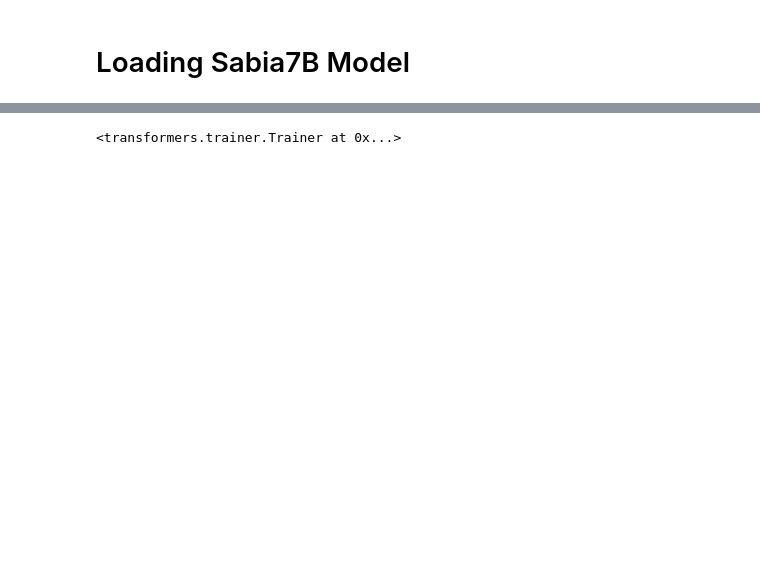
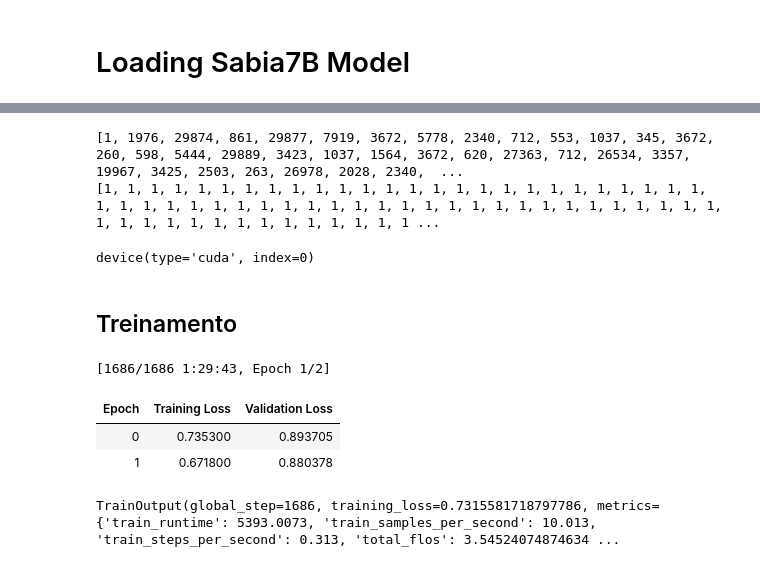
Before and after one commit to jonasgabriel18/sabia-7b-instruct, a Jupyter notebook: src/set_training.ipynb, the cells around one changed output, grey strips where cells are left out. Drawn from its saved outputs; the diff is of its cells as text; code cells hidden in the pictures; blank space fills up the shorter version.

Commit message:
atualizando o set_training

```diff
--- a/src/set_training.ipynb
+++ b/src/set_training.ipynb
@@ -54,15 +145,18 @@ Dataset({
 # %%
-model_name = "maritaca-ai/sabia-7b"
+#model_name = "maritaca-ai/sabia-7b"
+#model_name = f'{path_to_dir}/sabia-7b-instruct-training/checkpoint2/checkpoint-1900'
+model_name = f'{path_to_dir}/model_pretrained'
 device = 'cuda' if torch.cuda.is_available() else 'cpu'
-
+device_map = {"": 0}
 model = LlamaForCausalLM.from_pretrained(
     model_name,
-    device_map=device,
+    device_map=device_map,
     low_cpu_mem_usage=True,
-    torch_dtype=torch.bfloat16   # If your GPU does not support bfloat16, change to torch.float16
+    quantization_config=bnb_config,
+    torch_dtype=torch.bfloat16
 )
 
-# Tá dando erro pq eu acho que não consigo ativar o CUDA localmente (minha GPU é AMD) (Jonas)
+
 model
 # %% [output]
 LlamaForCausalLM(
@@ -103,7 +192,7 @@ percentage of trainable model parameters:
 from peft import LoraConfig, get_peft_model, prepare_model_for_kbit_training
 
 config = LoraConfig(
-    r=64, #Rank
+    r=16, #Rank
     lora_alpha=32,
     target_modules=[
         'q_proj',
@@ -115,11 +204,7 @@ config = LoraConfig(
     lora_dropout=0.05,  # Conventional
     task_type="CAUSAL_LM",
 )
-
 model.gradient_checkpointing_enable()
-
 model = prepare_model_for_kbit_training(model)
 
 peft_model = get_peft_model(model, config)
-
-peft_model
@@ -151,25 +218,27 @@ percentage of trainable model parameters:
 # %%
-output_dir = "./sabia-7b-instruct-training/checkpoint"
-batch_size = 16
+output_dir = f"{path_to_dir}/sabia-7b-instruct-training/checkpoint4"
+logging_dir = f"{path_to_dir}/sabia-7b-instruct-training/logs"
+batch_size = 8
 gradient_accumulation_steps = 4
-epochs = 5
+epochs = 2
 lr = 2e-4
 
 training_args = TrainingArguments(
     output_dir = output_dir,
     warmup_steps = 1,
     warmup_ratio = 0.1,
-    bf16=True,
+    fp16=True,
     per_device_train_batch_size = batch_size,
     per_device_eval_batch_size = batch_size//2,
     gradient_accumulation_steps = gradient_accumulation_steps,
     learning_rate = lr,
     num_train_epochs = epochs,
+    optim = "paged_adamw_8bit",
     lr_scheduler_type = "cosine",
-    logging_steps = 50,
-    logging_dir = "./logs",
+    logging_steps = 100,
+    logging_dir = logging_dir,
     save_strategy = "steps",
-    save_steps = 25,
+    save_steps = 100,
     evaluation_strategy = "epoch",
     do_eval = True,
     gradient_checkpointing = True,
@@ -177,7 +246,22 @@ training_args = TrainingArguments(
     overwrite_output_dir = 'True',
     group_by_length = True,
 )
+
+peft_model.config.use_cache = False
+# %%
+print(eval_dataset[0]['input_ids'])
+print(eval_dataset[0]['attention_mask'])
+# %% [output]
+[1, 1976, 29874, 861, 29877, 7919, 3672, 5778, 2340, 712, 553, 1037, 345, 3672, 260, 598, 5444, 29889, 3423, 1037, 1564, 3672, 620, 27363, 712, 26534, 3357, 19967, 3425, 2503, 263, 26978, 2028, 2340,  ...
+[1, 1, 1, 1, 1, 1, 1, 1, 1, 1, 1, 1, 1, 1, 1, 1, 1, 1, 1, 1, 1, 1, 1, 1, 1, 1, 1, 1, 1, 1, 1, 1, 1, 1, 1, 1, 1, 1, 1, 1, 1, 1, 1, 1, 1, 1, 1, 1, 1, 1, 1, 1, 1, 1, 1, 1, 1, 1, 1, 1, 1, 1, 1, 1, 1, 1, 1 ...
+# %%
+training_args.device
+# %% [output]
+device(type='cuda', index=0)
+# %%
+tokenizer.pad_token = tokenizer.eos_token
 # %%
+#peft_model = peft_model.to(device)
 peft_trainer = transformers.Trainer(
     model=peft_model,
     args=training_args,
@@ -186,7 +270,16 @@ peft_trainer = transformers.Trainer(
     train_dataset=train_dataset,
     eval_dataset=eval_dataset
 )
-
-peft_trainer
-# %% [output]
-<transformers.trainer.Trainer at 0x...>
+# %% [markdown]
+## Treinamento
+# %%
+## Por motivos de desconexão do colab, tivemos que rodar o treino duas vezes:
+# A primeira vez foi executada uma época e, nessa execução, as outras duas épocas
+
+peft_trainer.train()
+# %% [output]
+[1686/1686 1:29:43, Epoch 1/2]
+| Epoch | Training Loss | Validation Loss |
+| 0 | 0.735300 | 0.893705 |
+| 1 | 0.671800 | 0.880378 |
+TrainOutput(global_step=1686, training_loss=0.7315581718797786, metrics={'train_runtime': 5393.0073, 'train_samples_per_second': 10.013, 'train_steps_per_second': 0.313, 'total_flos': 3.54524074874634 ...
```
Also changed, not shown: parts of 25 cells of this notebook.
